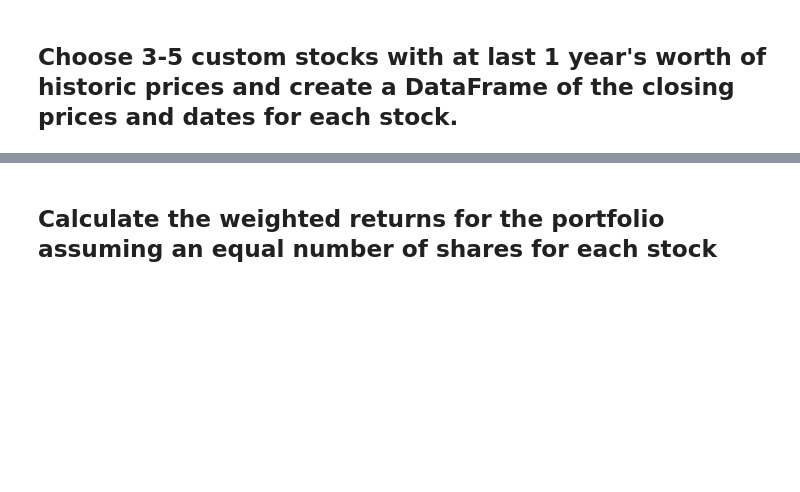
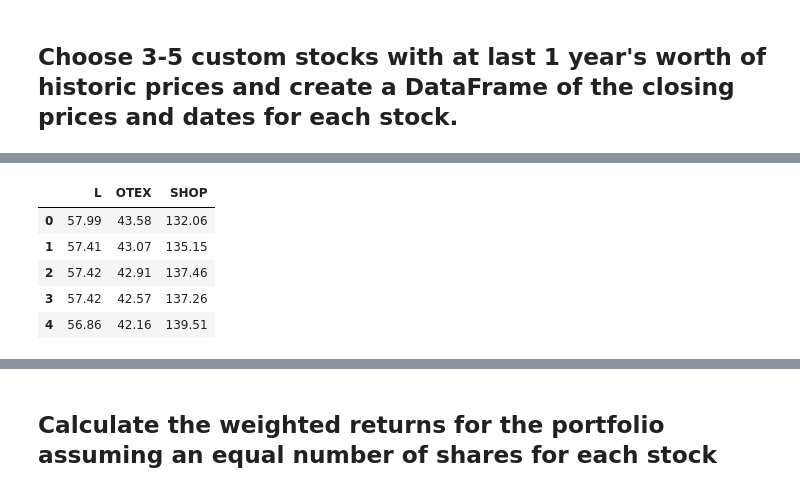
Before and after one commit to dileepadrd/module-4-challenge-algorithmic-trading-strategies, a Jupyter notebook: whale_analysis.ipynb, the cells around one changed output, grey strips where cells are left out. Cells and saved outputs as stored; diff of their text form; code cells hidden in the pictures; blank space fills up the shorter version.

```diff
--- a/whale_analysis.ipynb
+++ b/whale_analysis.ipynb
@@ -445,4 +501,14 @@ In this section, you will build your own portfolio of stocks, calculate the retu
 # %%
 # Reorganize portfolio data by having a column per symbol
+custom_con_df.drop(columns=["Symbol"], inplace=True)
+custom_con_df.columns = ["L", "OTEX", "SHOP"]
+custom_con_df.head()
+# %% [output]
+|  | L | OTEX | SHOP |
+| 0 | 57.99 | 43.58 | 132.06 |
+| 1 | 57.41 | 43.07 | 135.15 |
+| 2 | 57.42 | 42.91 | 137.46 |
+| 3 | 57.42 | 42.57 | 137.26 |
+| 4 | 56.86 | 42.16 | 139.51 |
 # %%
 # Calculate daily returns
```
Also changed, not shown: parts of 8 cells of this notebook.
